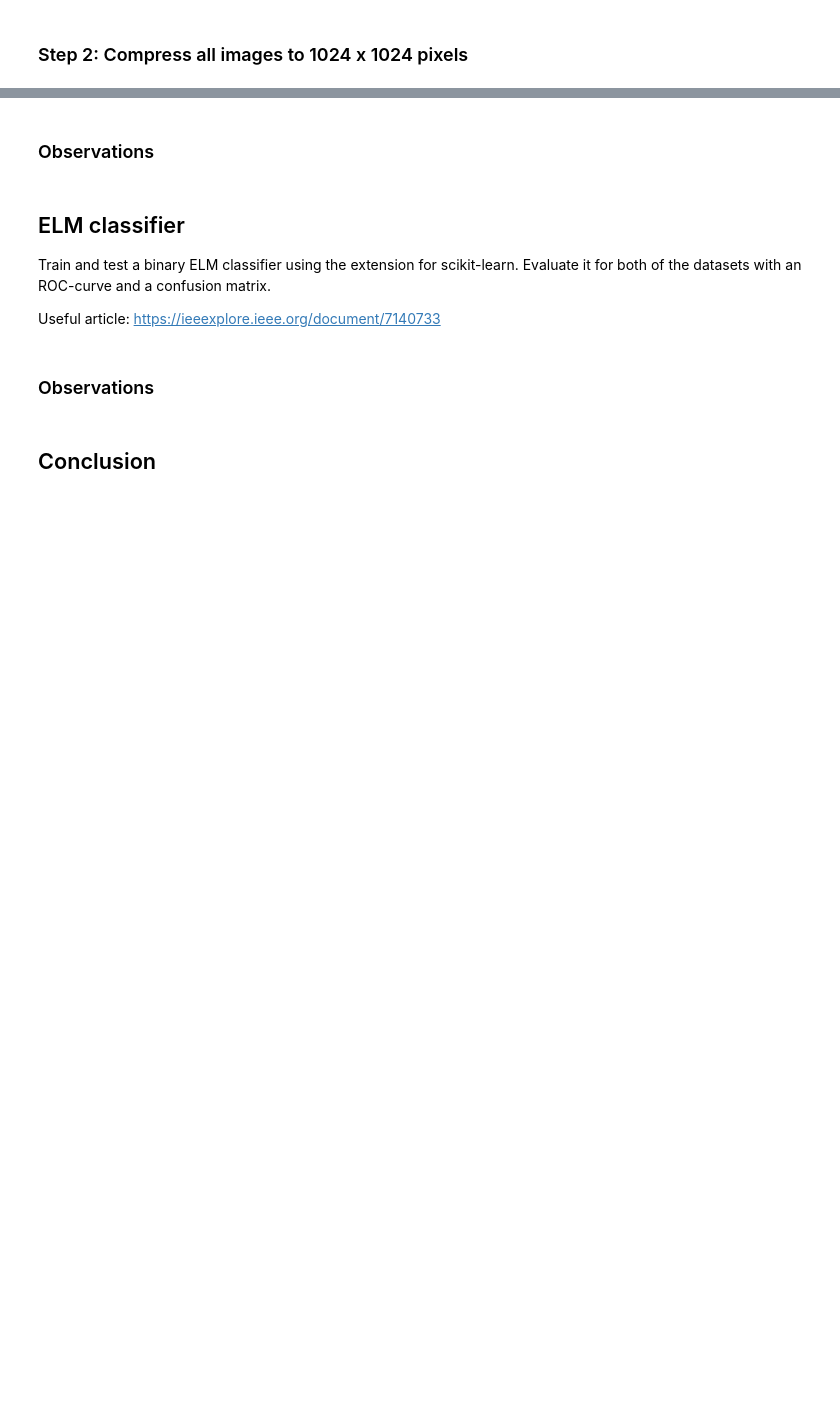
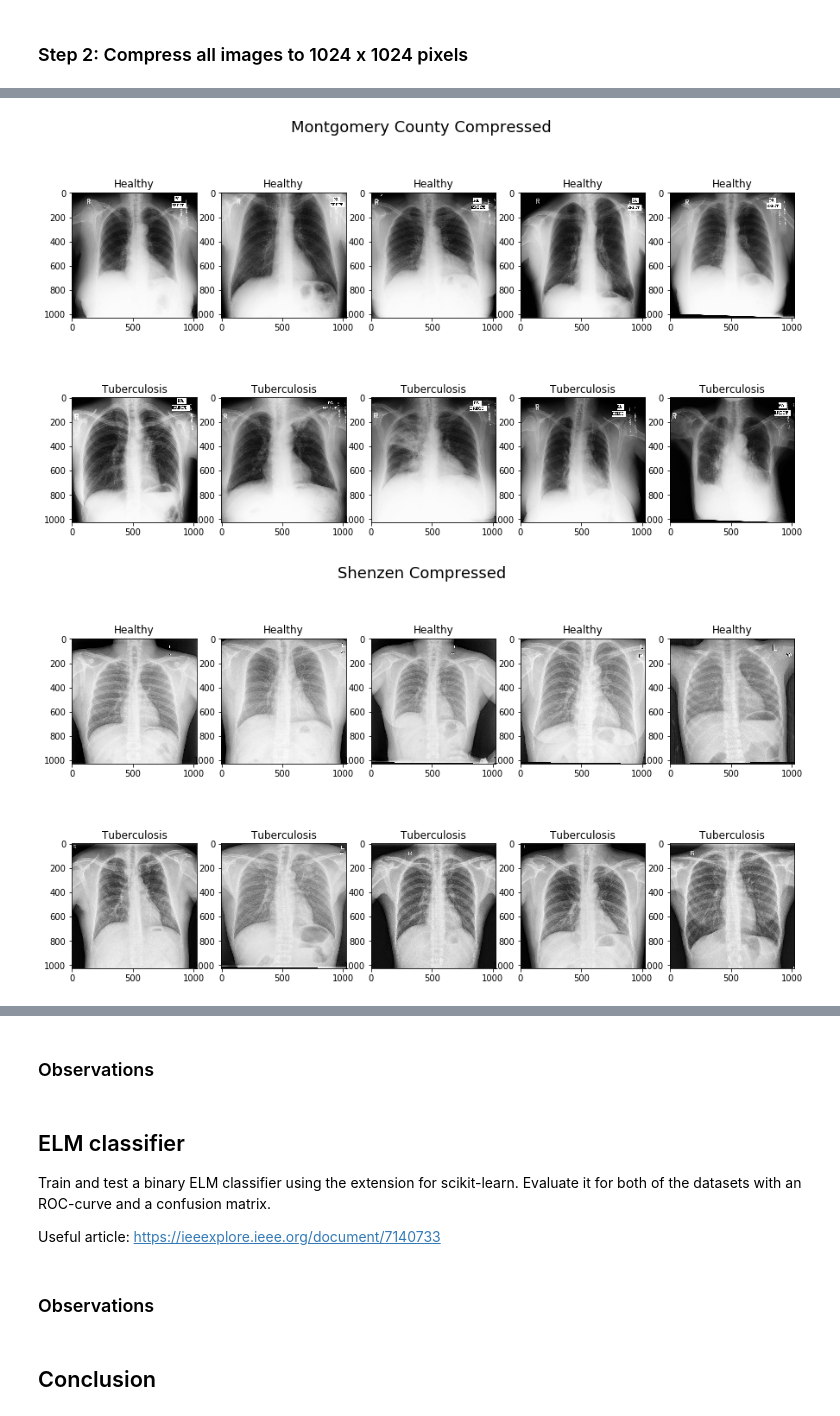
Before and after one commit to JonathanFeenstra/tuberculosis-elm-classifier, a Jupyter notebook: tuberculosis_classifier.ipynb, the cells around one changed output, grey strips where cells are left out. Cells and saved outputs as stored; diff of their text form; code cells hidden in the pictures; blank space fills up the shorter version.

```diff
--- a/tuberculosis_classifier.ipynb
+++ b/tuberculosis_classifier.ipynb
@@ -92,19 +102,2 @@ Now that the empty space of the Montgomery County images is trimmed away, the im
 # %% [markdown]
 ### Step 2: Compress all images to 1024 x 1024 pixels
-# %%
-import glob
-from PIL import Image
-
-mont_tb_neg = glob.glob(r'Data/MontgomerySet/trimmed/*_0.png')
-mont_tb_pos = glob.glob(r'Data/MontgomerySet/trimmed/*_1.png')
-shen_tb_neg = glob.glob(r'Data/ChinaSet_AllFiles/trimmed/*_0.png')
-shen_tb_pos = glob.glob(r'Data/ChinaSet_AllFiles/trimmed/*_1.png')
-
-mont_set = mont_tb_neg + mont_tb_pos
-shen_set = shen_tb_neg + shen_tb_pos
-
-for index, filename in enumerate(mont_set):
-    img = Image.open(filename)
-    img.filename = filename
-    img = img.resize((1024,1024),Image.ANTIALIAS)
-    mont_set[index] = img
@@ -112,0 +104,33 @@ for index, filename in enumerate(mont_set):
+# %%
+# This code was used to compress the images:
+
+# for i, filename in enumerate(mont_set):
+#     Image.open(filename).resize((1024,1024),Image.ANTIALIAS).save(filename.replace('Trimmed', 'Compressed'))
+
+# for i, filename in enumerate(shen_set):
+#     Image.open(filename).resize((1024,1024),Image.ANTIALIAS).save(filename.replace('CXR_png', 'Compressed'))
+
+mont_fig = plt.figure(figsize=(15,8))
+mont_fig.suptitle('Montgomery County Compressed', size=18)
+for i, filename in enumerate(mont_tb_neg_sample + mont_tb_pos_sample):
+    plt.subplot(2, 5, i + 1)
+    plt.imshow(np.array(Image.open(filename.replace('CXR_png', 'Compressed'))), cmap='gray')
+    if i <= 4:
+        plt.title('Healthy')
+    else:
+        plt.title('Tuberculosis')
+
+shen_fig = plt.figure(figsize=(15,8))
+shen_fig.suptitle('Shenzen Compressed', size=18)
+for i, filename in enumerate(shen_tb_neg_sample + shen_tb_pos_sample):
+    plt.subplot(2, 5, i + 1)
+    plt.imshow(np.array(Image.open(filename.replace('CXR_png', 'Compressed')).convert('L')), cmap='gray')
+    if i <= 4:
+        plt.title('Healthy')
+    else:
+        plt.title('Tuberculosis')
+
+plt.show()
+# %% [output]
+[figure, added]
+[figure, added]
```
Also changed, not shown: parts of 13 cells of this notebook, 2 other files.
